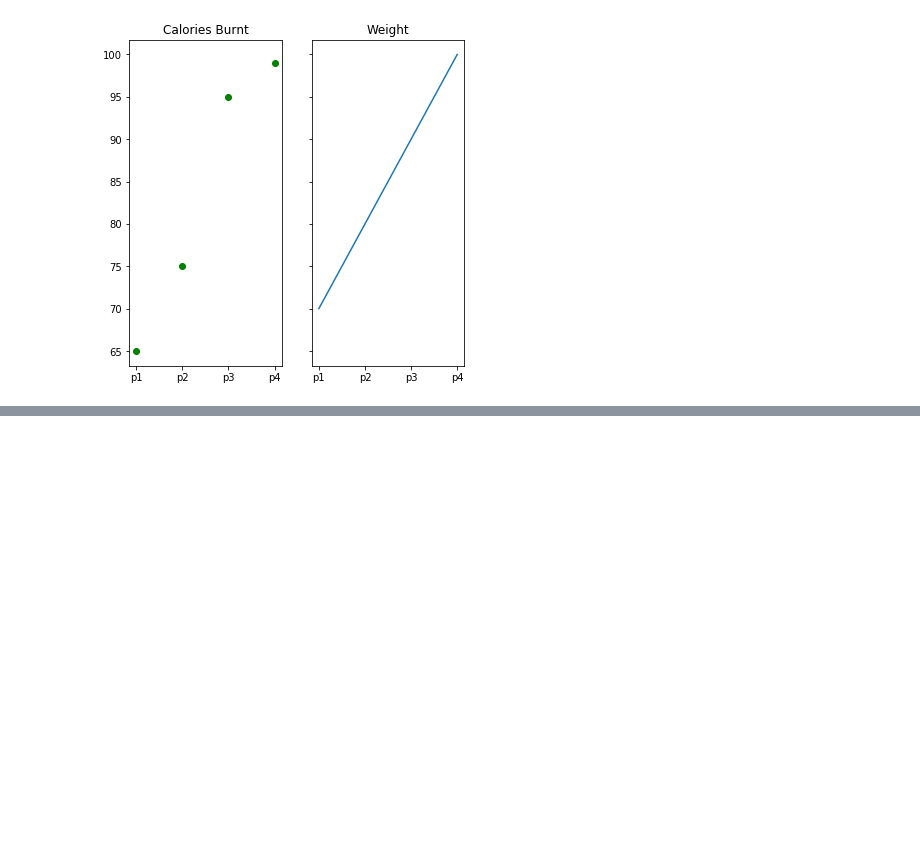
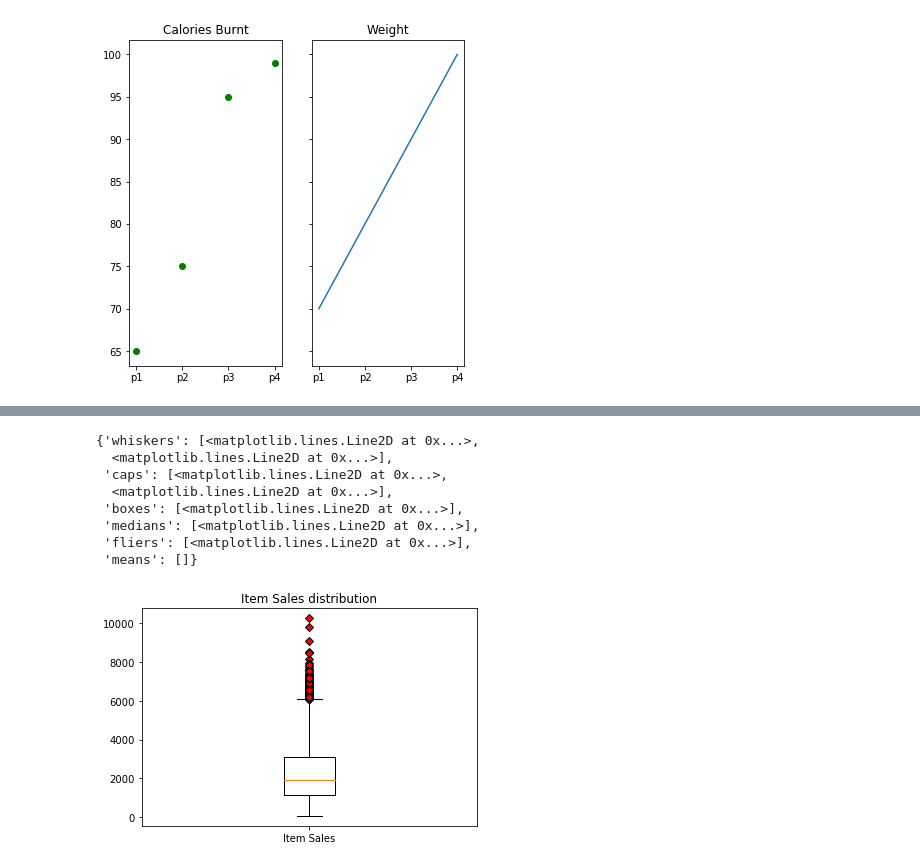
Before and after one commit to sntshred/DataScience, a Jupyter notebook: Operators.ipynb, the cells around one changed output, grey strips where cells are left out. Cells and saved outputs as stored; diff of their text form; code cells hidden in the pictures; blank space fills up the shorter version.

```diff
--- a/Operators.ipynb
+++ b/Operators.ipynb
@@ -3343,0 +3489,21 @@ ax[1].set_xticklabels(labels=['p1', 'p2', 'p3', 'p4']);
+# %%
+data = data_BM[['Item_Outlet_Sales']]
+
+#Create outlier point shape
+red_diamond = dict(markerfacecolor='r',marker='D')
+
+#Set Title
+plt.title('Item Sales distribution')
+
+#Make the boxplot
+plt.boxplot(data.values,labels=['Item Sales'],flierprops=red_diamond)
+# %% [output]
+{'whiskers': [<matplotlib.lines.Line2D at 0x...>,
+  <matplotlib.lines.Line2D at 0x...>],
+ 'caps': [<matplotlib.lines.Line2D at 0x...>,
+  <matplotlib.lines.Line2D at 0x...>],
+ 'boxes': [<matplotlib.lines.Line2D at 0x...>],
+ 'medians': [<matplotlib.lines.Line2D at 0x...>],
+ 'fliers': [<matplotlib.lines.Line2D at 0x...>],
+ 'means': []}
+[figure, added]
```
Also changed, not shown: parts of 18 cells of this notebook.
